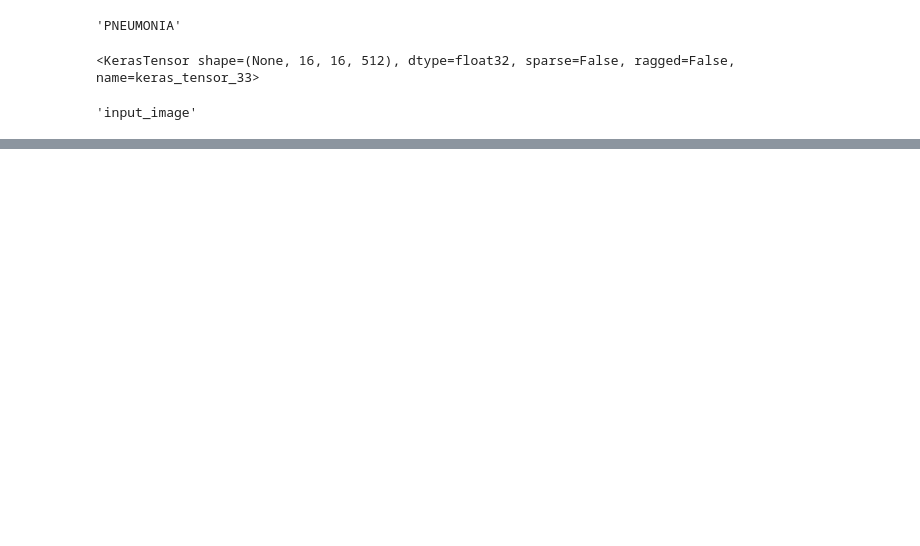
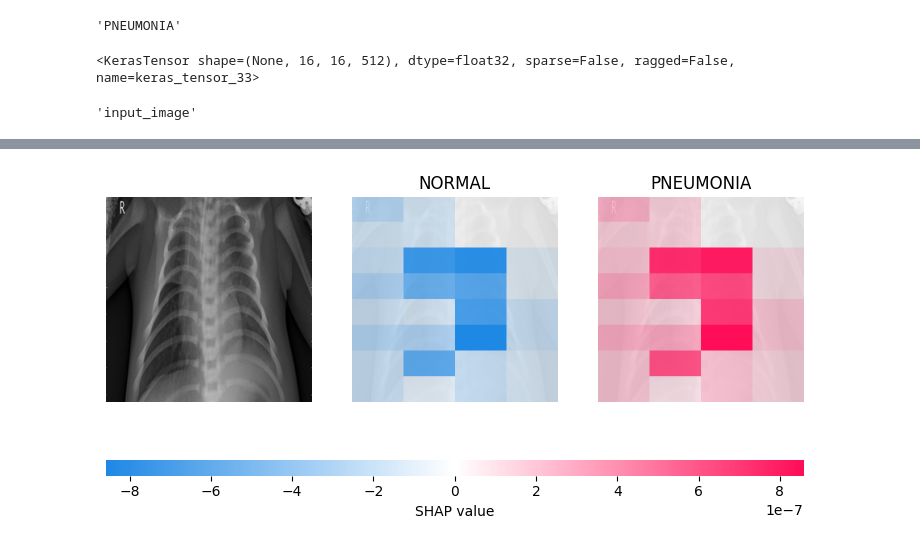
Before and after one commit to desire-del/xaipneumonia, a Jupyter notebook: experiments/test.ipynb, the cells around one changed output, grey strips where cells are left out. Saved outputs shown, nothing was run; the diff lists cells and outputs as text; code cells hidden in the pictures; blank space fills up the shorter version.

Commit message:
feat : SHAP explaner implementation and dash frontend

```diff
--- a/experiments/test.ipynb
+++ b/experiments/test.ipynb
@@ -221,0 +215,4 @@ plt.axis('off')
+# %%
+shap_explainer = SHAPExplainer(model)
+shap_explanation = shap_explainer.explain(test_image_path)
+# %% [output]
@@ -221,0 +220 @@ plt.axis('off')
+[figure, added]
```
Also changed, not shown: parts of 16 cells of this notebook, 6 other files.
